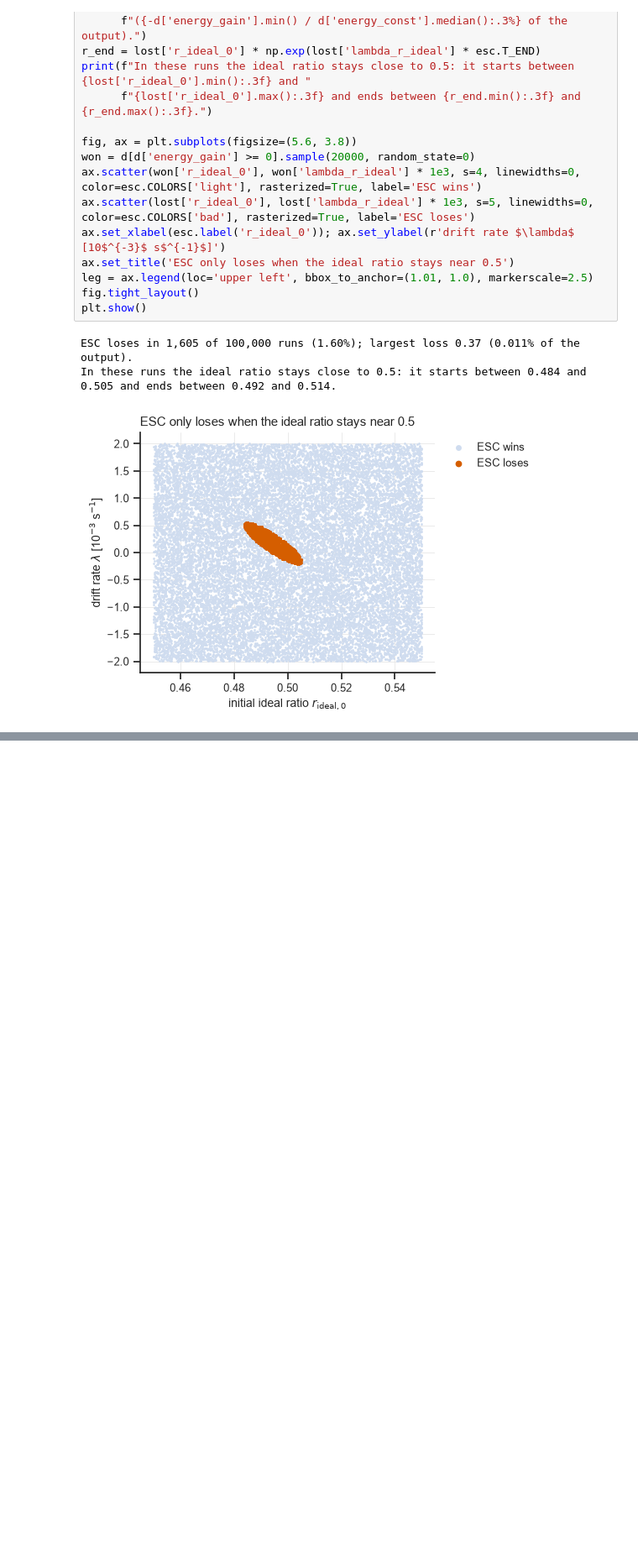
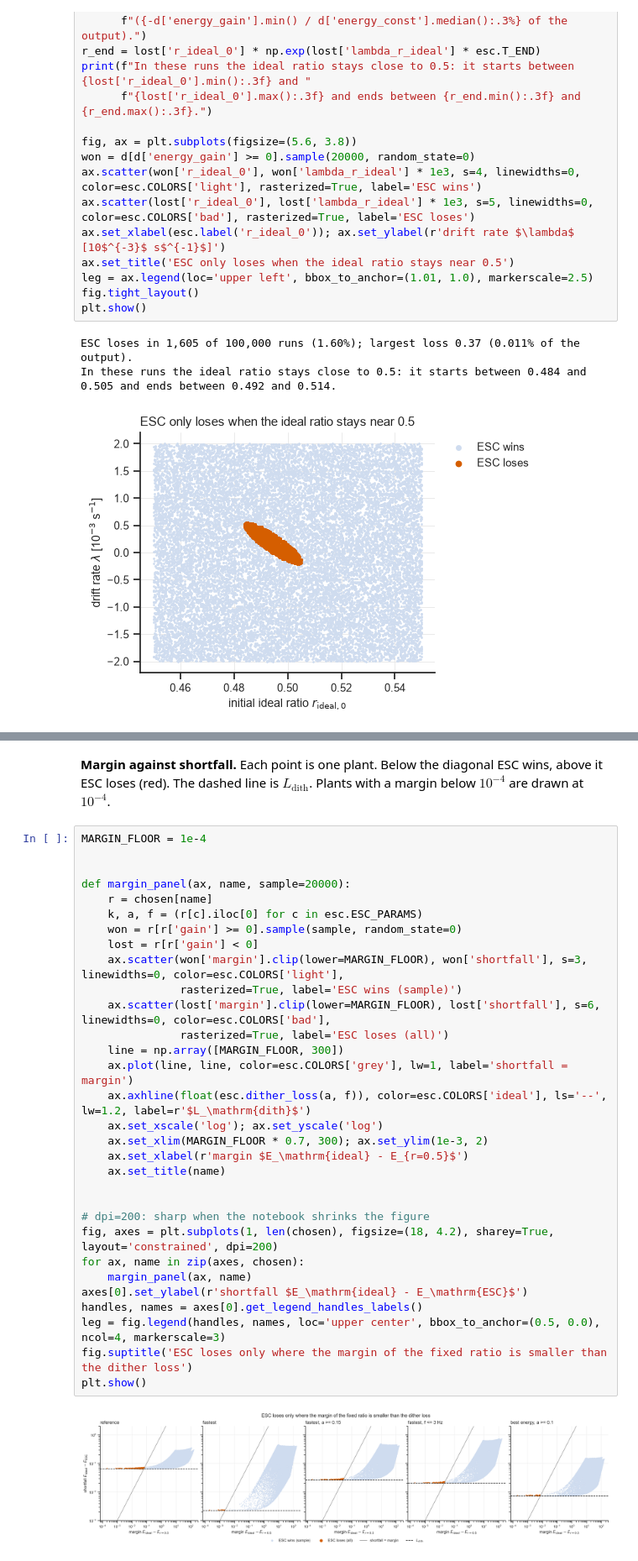
Before and after one commit to HaoPhuc/esc-fuel-ratio, a Jupyter notebook: Optimal-to-operate/OTO-ESC_fix.ipynb, the cells around one changed output, grey strips where cells are left out. Shown at 84% size. Drawn from its saved outputs; the diff is of its cells as text; blank space fills up the shorter version.

```diff
--- a/Optimal-to-operate/OTO-ESC_fix.ipynb
+++ b/Optimal-to-operate/OTO-ESC_fix.ipynb
@@ -167,0 +400,36 @@ In these runs the ideal ratio stays close to 0.5: it starts between 0.484 and 0.
+# %% [markdown]
+**Margin against shortfall.** Each point is one plant. Below the diagonal ESC wins, above it ESC loses (red).
+The dashed line is $L_\mathrm{dith}$. Plants with a margin below $10^{-4}$ are drawn at $10^{-4}$.
+# %%
+MARGIN_FLOOR = 1e-4
+
+
+def margin_panel(ax, name, sample=20000):
+    r = chosen[name]
+    k, a, f = (r[c].iloc[0] for c in esc.ESC_PARAMS)
+    won = r[r['gain'] >= 0].sample(sample, random_state=0)
+    lost = r[r['gain'] < 0]
+    ax.scatter(won['margin'].clip(lower=MARGIN_FLOOR), won['shortfall'], s=3, linewidths=0, color=esc.COLORS['light'],
+               rasterized=True, label='ESC wins (sample)')
+    ax.scatter(lost['margin'].clip(lower=MARGIN_FLOOR), lost['shortfall'], s=6, linewidths=0, color=esc.COLORS['bad'],
+               rasterized=True, label='ESC loses (all)')
+    line = np.array([MARGIN_FLOOR, 300])
+    ax.plot(line, line, color=esc.COLORS['grey'], lw=1, label='shortfall = margin')
+    ax.axhline(float(esc.dither_loss(a, f)), color=esc.COLORS['ideal'], ls='--', lw=1.2, label=r'$L_\mathrm{dith}$')
+    ax.set_xscale('log'); ax.set_yscale('log')
+    ax.set_xlim(MARGIN_FLOOR * 0.7, 300); ax.set_ylim(1e-3, 2)
+    ax.set_xlabel(r'margin $E_\mathrm{ideal} - E_{r=0.5}$')
+    ax.set_title(name)
+
+
+# dpi=200: sharp when the notebook shrinks the figure
+fig, axes = plt.subplots(1, len(chosen), figsize=(18, 4.2), sharey=True, layout='constrained', dpi=200)
+for ax, name in zip(axes, chosen):
+    margin_panel(ax, name)
+axes[0].set_ylabel(r'shortfall $E_\mathrm{ideal} - E_\mathrm{ESC}$')
+handles, names = axes[0].get_legend_handles_labels()
+leg = fig.legend(handles, names, loc='upper center', bbox_to_anchor=(0.5, 0.0), ncol=4, markerscale=3)
+fig.suptitle('ESC loses only where the margin of the fixed ratio is smaller than the dither loss')
+plt.show()
+# %% [output]
+[figure, added]
```
Also changed, not shown: parts of 21 cells of this notebook, 7 other files.
